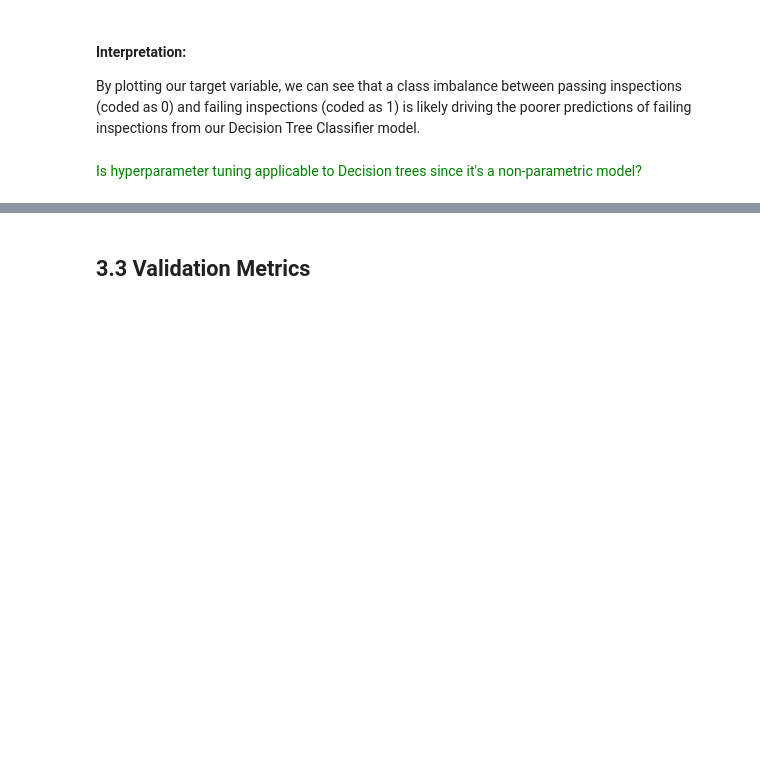
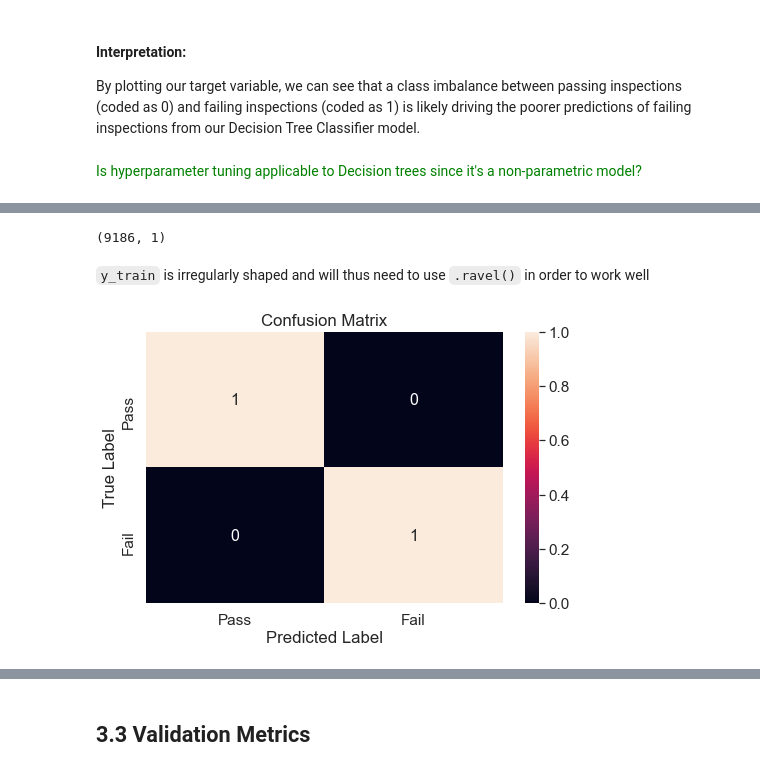
Before and after one commit to Luyi2/CSS_Project3_Team5_Fall2021, a Jupyter notebook: Project 3_Group-5.ipynb, the cells around one changed output, grey strips where cells are left out. Drawn from its saved outputs; the diff is of its cells as text; code cells hidden in the pictures; blank space fills up the shorter version.

```diff
--- a/Project 3_Group-5.ipynb
+++ b/Project 3_Group-5.ipynb
@@ -482,0 +485,49 @@ By plotting our target variable, we can see that a class imbalance between passi
+# %%
+# Inspect the shape of the y_train array
+y_train.shape
+# %% [output]
+(9186, 1)
+# %% [markdown]
+`y_train` is irregularly shaped and will thus need to use `.ravel()` in order to work well
+# %%
+# Initialize the Random Forest classifier, allowing it run relatively unrestricted.
+
+rf_classifier = RandomForestClassifier(criterion='gini',  # or 'entropy' for information gain
+                       max_depth=None,  # how deep tree nodes can go
+                       min_samples_split=2,  # samples needed to split node
+                       min_samples_leaf=1,  # samples needed for a leaf
+                       min_weight_fraction_leaf=0.0,  # weight of samples needed for a node
+                       max_features=None,  # number of features to look for when splitting
+                       max_leaf_nodes=None,  # max nodes
+                       min_impurity_decrease=1e-07, #early stopping
+                       random_state = 10) #random seed
+# %%
+# Fit this model to the training data
+
+rf_model = rf_classifier.fit(X_train, y_train.ravel())
+# %%
+# Now let's evaluate the accuracy of the rt_classifier on the training set
+
+y_train_pred = rf_model.predict(X_train)
+# %%
+# Let's display the accuracy of the RF model on the training set
+rf_cf_matrix = confusion_matrix(y_train, y_train_pred, normalize = "true")
+
+rf_cm = pd.DataFrame(rf_cf_matrix, range(2),
+                  range(2))
+
+rf_cm = rf_cm.rename(index=str, columns={0: "Pass", 1: "Fail"})
+rf_cm.index = ["Pass", "Fail"]
+plt.figure(figsize = (8,5))
+sns.set(font_scale=1.4) #for label size
+sns.heatmap(rf_cm,
+           annot=True,
+           annot_kws={"size": 16},
+           fmt='g')
+
+plt.title("Confusion Matrix")
+plt.xlabel("Predicted Label")
+plt.ylabel("True Label")
+plt.show()
+# %% [output]
+[figure, added]
```
Also changed, not shown: parts of 39 cells of this notebook.
